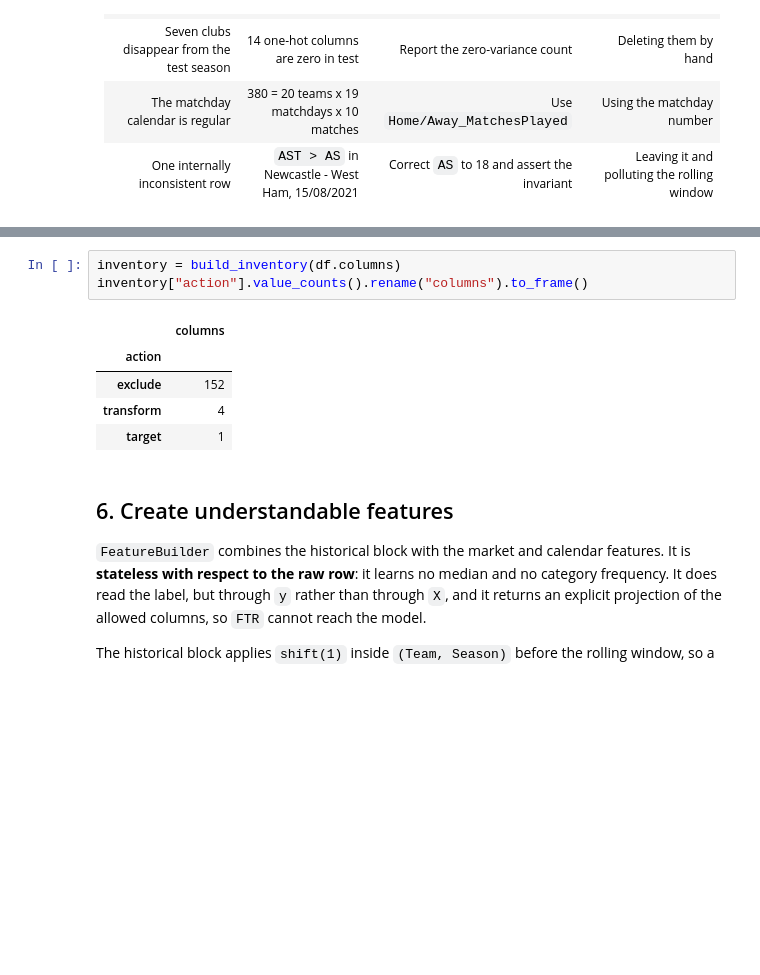
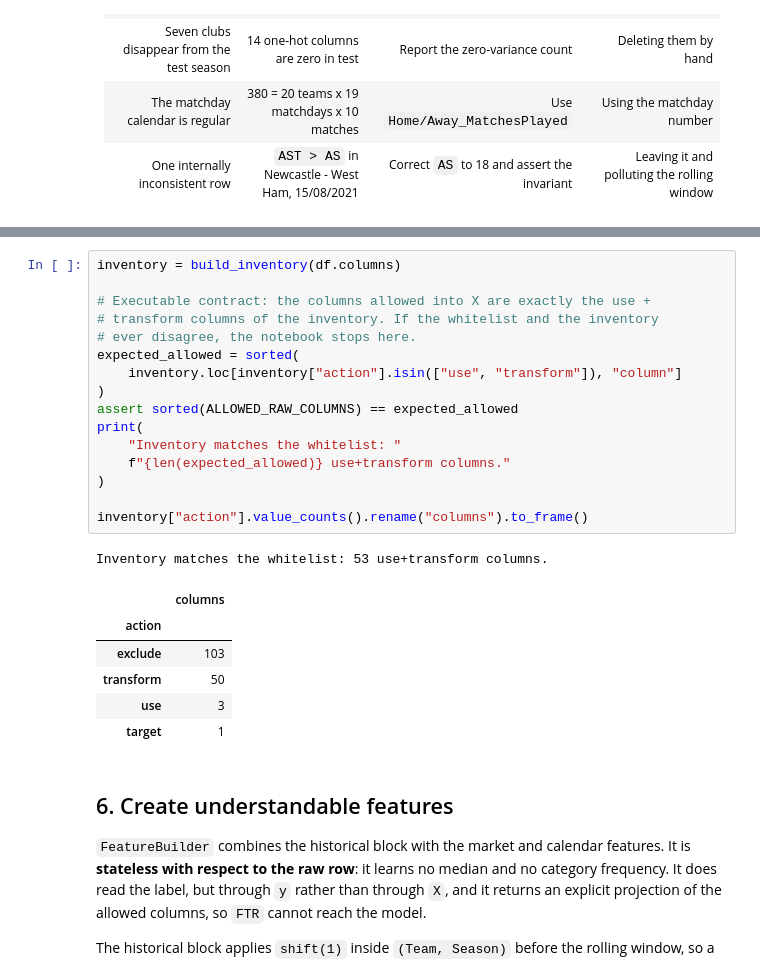
Before and after one commit to errodd/premier_league_football_predictor, a Jupyter notebook: notebooks/02_data_preparation.ipynb, the cells around one changed output, grey strips where cells are left out. Saved outputs shown, nothing was run; the diff lists cells and outputs as text; blank space fills up the shorter version.

```diff
--- a/notebooks/02_data_preparation.ipynb
+++ b/notebooks/02_data_preparation.ipynb
@@ -583,12 +602,27 @@ def build_inventory(columns):
     return pd.DataFrame(rows)
 # %%
 inventory = build_inventory(df.columns)
+
+# Executable contract: the columns allowed into X are exactly the use +
+# transform columns of the inventory. If the whitelist and the inventory
+# ever disagree, the notebook stops here.
+expected_allowed = sorted(
+    inventory.loc[inventory["action"].isin(["use", "transform"]), "column"]
+)
+assert sorted(ALLOWED_RAW_COLUMNS) == expected_allowed
+print(
+    "Inventory matches the whitelist: "
+    f"{len(expected_allowed)} use+transform columns."
+)
+
 inventory["action"].value_counts().rename("columns").to_frame()
 # %% [output]
+Inventory matches the whitelist: 53 use+transform columns.
 |  | columns |
 | action |  |
-| exclude | 152 |
-| transform | 4 |
+| exclude | 103 |
+| transform | 50 |
+| use | 3 |
 | target | 1 |
 # %% [markdown]
 ## 6. Create understandable features
```
Also changed, not shown: parts of 3 cells of this notebook.
